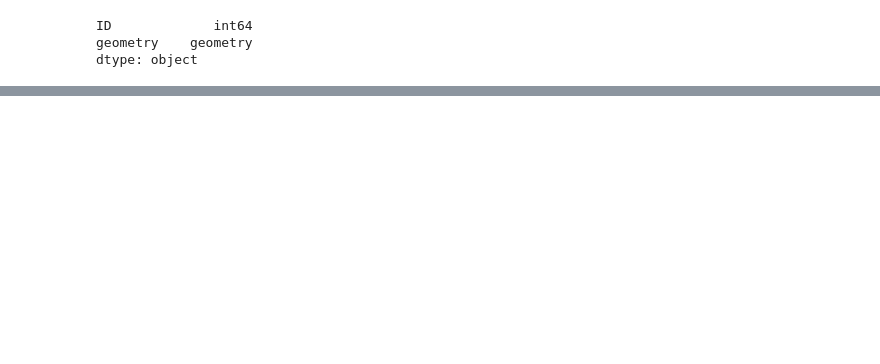
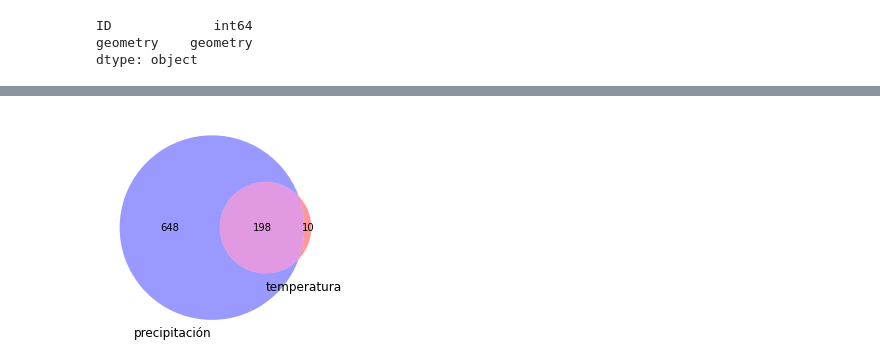
Before and after one commit to jofmorenore/TS_Climatic, a Jupyter notebook: python/Spatial_TS_Climatic.ipynb, the cells around one changed output, grey strips where cells are left out. Drawn from its saved outputs; the diff is of its cells as text; code cells hidden in the pictures; blank space fills up the shorter version.

```diff
--- a/python/Spatial_TS_Climatic.ipynb
+++ b/python/Spatial_TS_Climatic.ipynb
@@ -99,0 +148,12 @@ SAyP_stations.plot(ax = axis, alpha = 0.5, color = 'orange', legend = True)
+# %%
+shp_join_gdf2 = shp_join_gdf.merge(outer[['ID_x', 'geometry', 'ID_y', '_merge', 'met']], how="outer", on=['ID_x', 'geometry', 'ID_y', '_merge', 'met']) # , indicator=True
+#shp_join_gdf2 = sjoin(shp_join_gdf.drop('index_right', axis=1),outer.drop('index_right', axis=1), how = 'left')
+# %%
+shp_join_gdf2.loc[shp_join_gdf2['ID_x']==17025020,'DeNombre'] = 'San Andrés Providencia y Santa Catalina'
+shp_join_gdf2.loc[shp_join_gdf2['ID_x']==29040230, 'DeNombre'] = 'Atlántico'
+shp_join_gdf2.loc[shp_join_gdf2['ID_x']==15075030, 'DeNombre'] = 'La Guajira'
+shp_join_gdf2.loc[shp_join_gdf2['ID_x']==37050010, 'DeNombre'] = 'Arauca'
+shp_join_gdf2.loc[shp_join_gdf2['ID_x']==38027020, 'DeNombre'] = 'Vichada'
+shp_join_gdf2.loc[shp_join_gdf2['ID_x']==47030020, 'DeNombre'] = 'Putumayo'
+shp_join_gdf2.loc[shp_join_gdf2['ID_x']==47040020, 'DeNombre'] = 'Amazonas'
+shp_join_gdf2.loc[shp_join_gdf2['DeNombre']=='Area en Litigio Cauca - Huila', 'DeNombre'] = 'Cauca'
@@ -99,0 +172,12 @@ SAyP_stations.plot(ax = axis, alpha = 0.5, color = 'orange', legend = True)
+# %%
+shp_join_gdf2['ID_x'] = np.where(pd.isna(shp_join_gdf2['ID_x']),shp_join_gdf2['ID_y'],shp_join_gdf2['ID_x'])
+# %%
+set1 = set(shp_join_gdf2['ID_x'][(shp_join_gdf2['met'].isin(['precipitación','precipitación y temperatura']))])
+set2 = set(shp_join_gdf2['ID_x'][(shp_join_gdf2['met'].isin(['temperatura','precipitación y temperatura']))])
+#set3 = set()
+
+venn2([set1, set2], ('precipitación', 'temperatura'), ('blue', 'red') )
+
+plt.show()
+# %% [output]
+[figure, added]
```
Also changed, not shown: parts of 16 cells of this notebook.
